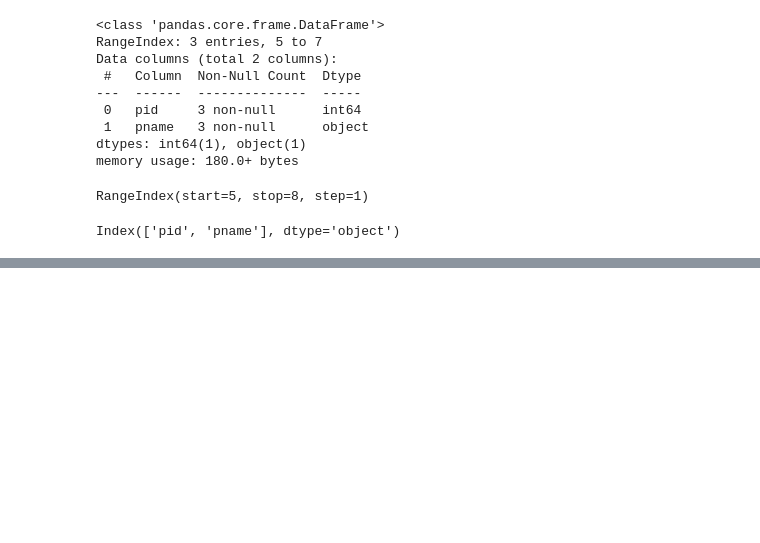
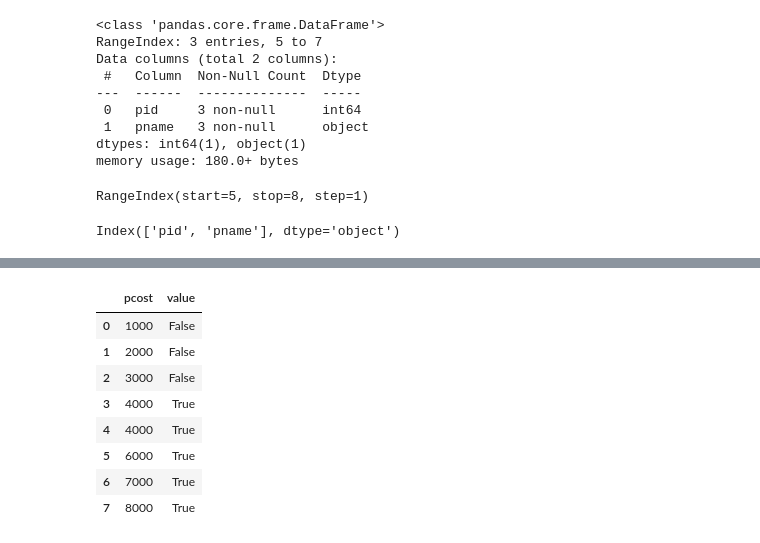
Before and after one commit to krishtheeba/PythonWithAI, a Jupyter notebook: pandas_Jupyter.ipynb, the cells around one changed output, grey strips where cells are left out. Drawn from its saved outputs; the diff is of its cells as text; code cells hidden in the pictures; blank space fills up the shorter version.

```diff
--- a/pandas_Jupyter.ipynb
+++ b/pandas_Jupyter.ipynb
@@ -401,0 +468,16 @@ Index(['pid', 'pname'], dtype='object')
+# %%
+df2['value']=df2['pcost'] > 3000
+# %%
+df3=df2[['pcost','value']]
+# %%
+df3
+# %% [output]
+|  | pcost | value |
+| 0 | 1000 | False |
+| 1 | 2000 | False |
+| 2 | 3000 | False |
+| 3 | 4000 | True |
+| 4 | 4000 | True |
+| 5 | 6000 | True |
+| 6 | 7000 | True |
+| 7 | 8000 | True |
```
Also changed, not shown: parts of 69 cells of this notebook, 1 other file.
